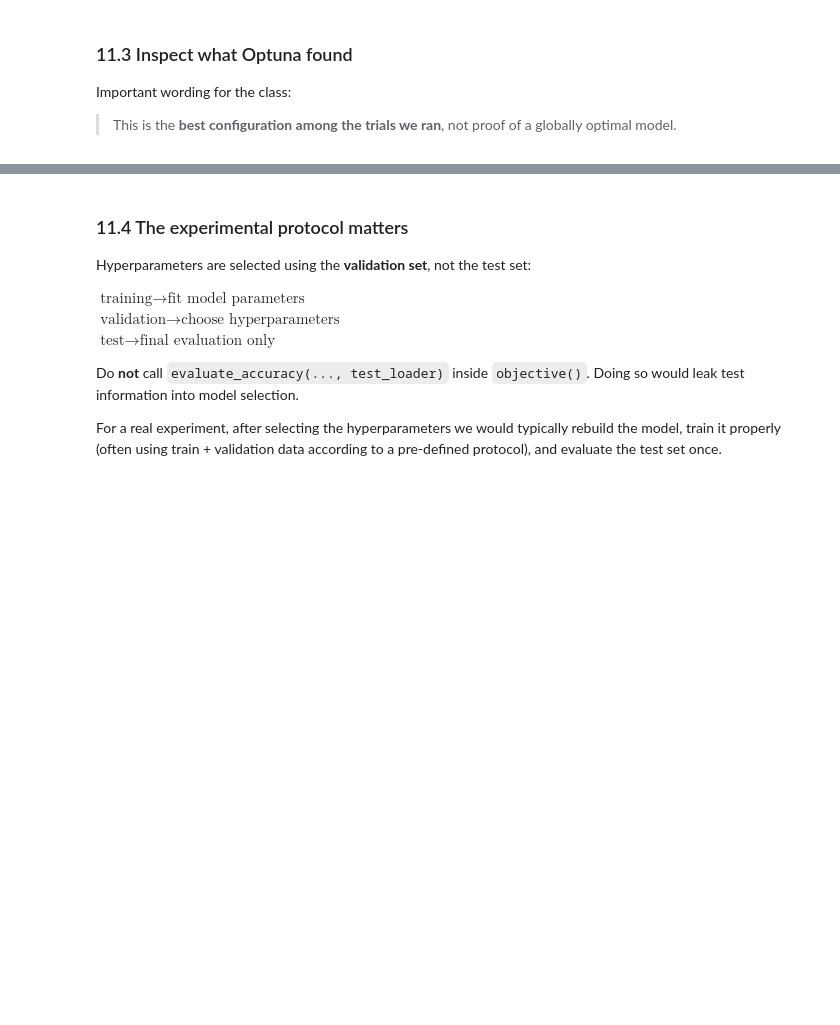
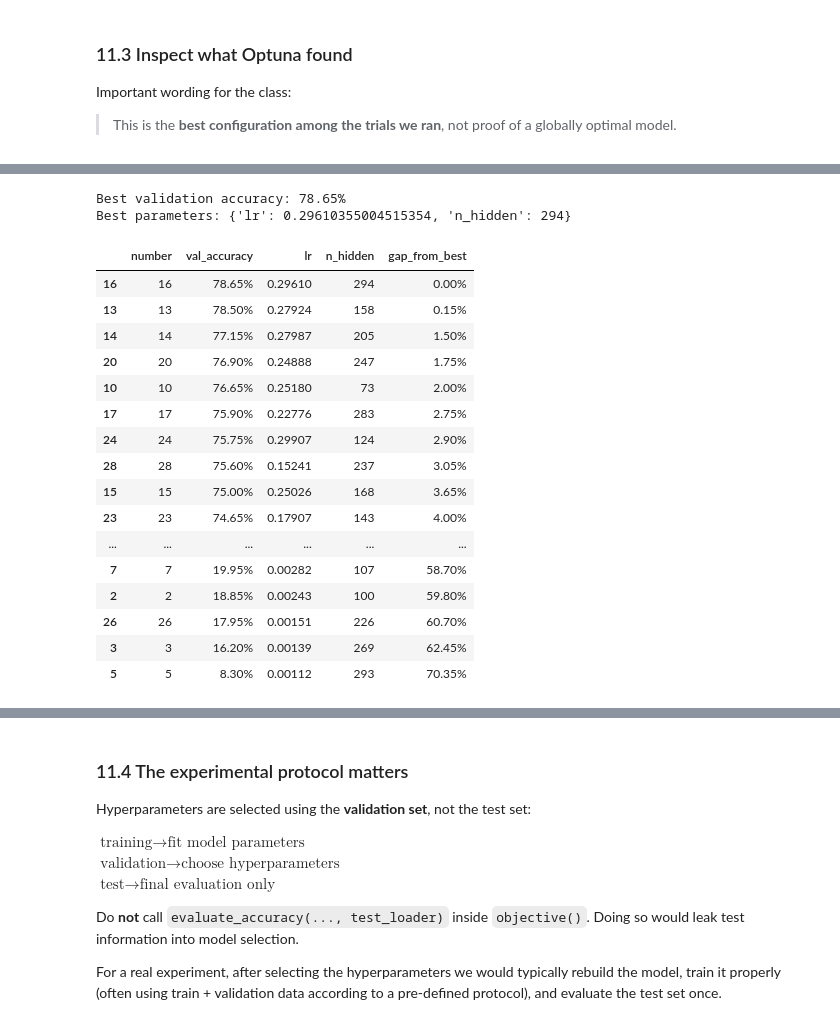
Before and after one commit to serivan/DeepLearning, a Jupyter notebook: Lessons/03_mlp_ch10_live_complete.ipynb, the cells around one changed output, grey strips where cells are left out. Saved outputs shown, nothing was run; the diff lists cells and outputs as text; code cells hidden in the pictures; blank space fills up the shorter version.

```diff
--- a/Lessons/03_mlp_ch10_live_complete.ipynb
+++ b/Lessons/03_mlp_ch10_live_complete.ipynb
@@ -445,0 +557,69 @@ trials
+# %%
+print(f"Best validation accuracy: {study.best_value:.2%}")
+print(f"Best parameters: {study.best_params}")
+
+# ---- ranked table ----
+
+trials = study.trials_dataframe(
+    attrs=("number", "value", "params", "state"),
+    multi_index=False,
+)
+
+results = (
+    trials
+    .query("state == 'COMPLETE'")
+    .rename(columns={
+        "value": "val_accuracy",
+        "params_lr": "lr",
+        "params_n_hidden": "n_hidden",
+    })
+    .sort_values("val_accuracy", ascending=False)
+)
+
+results["gap_from_best"] = (
+    study.best_value - results["val_accuracy"]
+)
+
+display(
+    results[
+        ["number", "val_accuracy",
+         "lr", "n_hidden", "gap_from_best"]
+    ].style.format({
+        "val_accuracy": "{:.2%}",
+        "lr": "{:.5f}",
+        "gap_from_best": "{:.2%}",
+    })
+)
+
+# ---- visual analysis ----
+
+optuna.visualization.plot_optimization_history(
+    study,
+    target_name="Validation accuracy",
+).show()
+
+optuna.visualization.plot_slice(
+    study,
+    params=["lr", "n_hidden"],
+    target_name="Validation accuracy",
+).show()
+# %% [output]
+Best validation accuracy: 78.65%
+Best parameters: {'lr': 0.29610355004515354, 'n_hidden': 294}
+|  | number | val_accuracy | lr | n_hidden | gap_from_best |
+| 16 | 16 | 78.65% | 0.29610 | 294 | 0.00% |
+| 13 | 13 | 78.50% | 0.27924 | 158 | 0.15% |
+| 14 | 14 | 77.15% | 0.27987 | 205 | 1.50% |
+| 20 | 20 | 76.90% | 0.24888 | 247 | 1.75% |
+| 10 | 10 | 76.65% | 0.25180 | 73 | 2.00% |
+| 17 | 17 | 75.90% | 0.22776 | 283 | 2.75% |
+| 24 | 24 | 75.75% | 0.29907 | 124 | 2.90% |
+| 28 | 28 | 75.60% | 0.15241 | 237 | 3.05% |
+| 15 | 15 | 75.00% | 0.25026 | 168 | 3.65% |
+| 23 | 23 | 74.65% | 0.17907 | 143 | 4.00% |
+| ... | ... | ... | ... | ... | ... |
+| 7 | 7 | 19.95% | 0.00282 | 107 | 58.70% |
+| 2 | 2 | 18.85% | 0.00243 | 100 | 59.80% |
+| 26 | 26 | 17.95% | 0.00151 | 226 | 60.70% |
+| 3 | 3 | 16.20% | 0.00139 | 269 | 62.45% |
+| 5 | 5 | 8.30% | 0.00112 | 293 | 70.35% |
```
Also changed, not shown: parts of 27 cells of this notebook.
